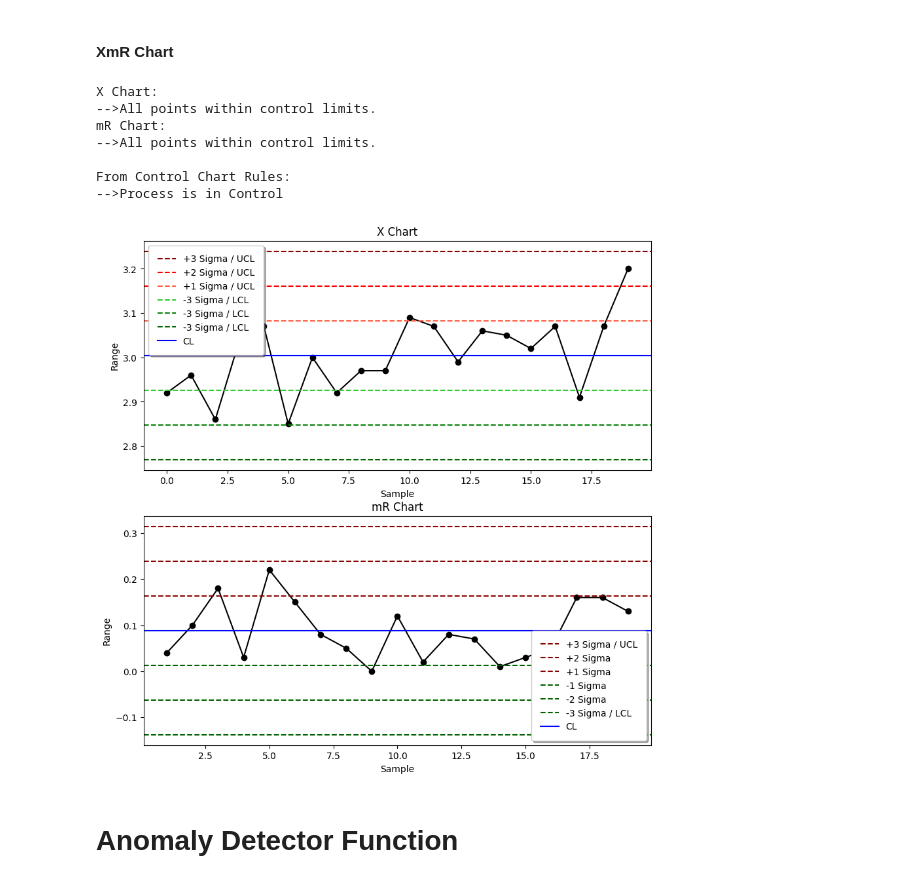
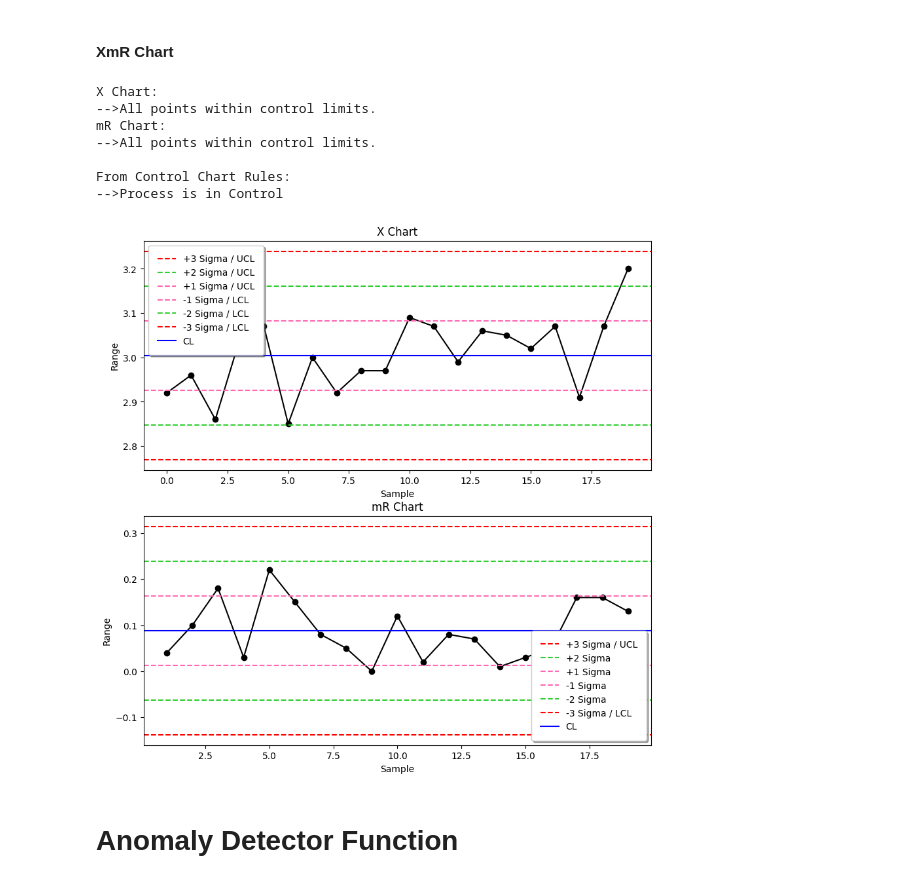
Before and after one commit to DevilsSnare/MLforControlCharts, a Jupyter notebook: main.ipynb, the cells around one changed output. Saved outputs shown, nothing was run; the diff lists cells and outputs as text; code cells hidden in the pictures.

```diff
--- a/main.ipynb
+++ b/main.ipynb
@@ -13,7 +13,7 @@ import PyQt5
 # %% [markdown]
 ### Importing datasets
 # %%
-sample_data = pd.read_excel('./assets/sample_data.xlsx', sheet_name="set_2")
+sample_data = pd.read_excel('./assets/sample_data.xlsx', sheet_name="set_5")
 # set_1 set_2 set_3 set_4 set_5 set_6
 # X bar - R chart :: set_1, set_2
 # X bar - S chart :: set_1, set_2
@@ -423,24 +446,24 @@ data = pd.concat([x,mR], axis=1).rename(columns={0:"x", 1:"mR"})
 fig, axs = plt.subplots(2, figsize=(10,10))
 
 axs[0].plot(data['x'], linestyle='-', marker='o', color='black')
-axs[0].axhline(statistics.mean(data['x'])+3*statistics.mean(data['mR'][1:len(data['mR'])])/1.128, color = 'darkred', linestyle = 'dashed', label='+3 Sigma / UCL')
-axs[0].axhline(statistics.mean(data['x'])+2*statistics.mean(data['mR'][1:len(data['mR'])])/1.128, color = 'red', linestyle = 'dashed', label='+2 Sigma / UCL')
-axs[0].axhline(statistics.mean(data['x'])+1*statistics.mean(data['mR'][1:len(data['mR'])])/1.128, color = 'tomato', linestyle = 'dashed', label='+1 Sigma / UCL')
-axs[0].axhline(statistics.mean(data['x'])-1*statistics.mean(data['mR'][1:len(data['mR'])])/1.128, color = 'limegreen', linestyle = 'dashed', label='-3 Sigma / LCL')
-axs[0].axhline(statistics.mean(data['x'])-2*statistics.mean(data['mR'][1:len(data['mR'])])/1.128, color = 'green', linestyle = 'dashed', label='-3 Sigma / LCL')
-axs[0].axhline(statistics.mean(data['x'])-3*statistics.mean(data['mR'][1:len(data['mR'])])/1.128, color = 'darkgreen', linestyle = 'dashed', label='-3 Sigma / LCL')
+axs[0].axhline(statistics.mean(data['x'])+3*statistics.mean(data['mR'][1:len(data['mR'])])/1.128, color = 'red', linestyle = 'dashed', label='+3 Sigma / UCL')
+axs[0].axhline(statistics.mean(data['x'])+2*statistics.mean(data['mR'][1:len(data['mR'])])/1.128, color = 'limegreen', linestyle = 'dashed', label='+2 Sigma / UCL')
+axs[0].axhline(statistics.mean(data['x'])+1*statistics.mean(data['mR'][1:len(data['mR'])])/1.128, color = 'hotpink', linestyle = 'dashed', label='+1 Sigma / UCL')
+axs[0].axhline(statistics.mean(data['x'])-1*statistics.mean(data['mR'][1:len(data['mR'])])/1.128, color = 'hotpink', linestyle = 'dashed', label='-1 Sigma / LCL')
+axs[0].axhline(statistics.mean(data['x'])-2*statistics.mean(data['mR'][1:len(data['mR'])])/1.128, color = 'limegreen', linestyle = 'dashed', label='-2 Sigma / LCL')
+axs[0].axhline(statistics.mean(data['x'])-3*statistics.mean(data['mR'][1:len(data['mR'])])/1.128, color = 'red', linestyle = 'dashed', label='-3 Sigma / LCL')
 axs[0].axhline(statistics.mean(data['x']), color='blue', label="CL")
 axs[0].set_title('X Chart')
 axs[0].set(xlabel='Sample',ylabel='Range')
 axs[0].legend(fancybox=True, framealpha=1, shadow=True,frameon=True, borderpad=1)
 
 axs[1].plot(data['mR'], linestyle='-', marker='o', color='black')
-axs[1].axhline(statistics.mean(data['mR'][1:len(data['mR'])])+3*statistics.mean(data['mR'][1:len(data['mR'])])*0.8525, color='darkred', linestyle ='dashed', label='+3 Sigma / UCL')
-axs[1].axhline(statistics.mean(data['mR'][1:len(data['mR'])])+2*statistics.mean(data['mR'][1:len(data['mR'])])*0.8525, color='darkred', linestyle ='dashed', label='+2 Sigma')
-axs[1].axhline(statistics.mean(data['mR'][1:len(data['mR'])])+1*statistics.mean(data['mR'][1:len(data['mR'])])*0.8525, color='darkred', linestyle ='dashed', label='+1 Sigma')
-axs[1].axhline(statistics.mean(data['mR'][1:len(data['mR'])])-1*statistics.mean(data['mR'][1:len(data['mR'])])*0.8525, color='darkgreen', linestyle ='dashed', label='-1 Sigma')
-axs[1].axhline(statistics.mean(data['mR'][1:len(data['mR'])])-2*statistics.mean(data['mR'][1:len(data['mR'])])*0.8525, color='darkgreen', linestyle ='dashed', label='-2 Sigma')
-axs[1].axhline(statistics.mean(data['mR'][1:len(data['mR'])])-3*statistics.mean(data['mR'][1:len(data['mR'])])*0.8525, color='darkgreen', linestyle ='dashed', label='-3 Sigma / LCL')
+axs[1].axhline(statistics.mean(data['mR'][1:len(data['mR'])])+3*statistics.mean(data['mR'][1:len(data['mR'])])*0.8525, color='red', linestyle ='dashed', label='+3 Sigma / UCL')
+axs[1].axhline(statistics.mean(data['mR'][1:len(data['mR'])])+2*statistics.mean(data['mR'][1:len(data['mR'])])*0.8525, color='limegreen', linestyle ='dashed', label='+2 Sigma')
+axs[1].axhline(statistics.mean(data['mR'][1:len(data['mR'])])+1*statistics.mean(data['mR'][1:len(data['mR'])])*0.8525, color='hotpink', linestyle ='dashed', label='+1 Sigma')
+axs[1].axhline(statistics.mean(data['mR'][1:len(data['mR'])])-1*statistics.mean(data['mR'][1:len(data['mR'])])*0.8525, color='hotpink', linestyle ='dashed', label='-1 Sigma')
+axs[1].axhline(statistics.mean(data['mR'][1:len(data['mR'])])-2*statistics.mean(data['mR'][1:len(data['mR'])])*0.8525, color='limegreen', linestyle ='dashed', label='-2 Sigma')
+axs[1].axhline(statistics.mean(data['mR'][1:len(data['mR'])])-3*statistics.mean(data['mR'][1:len(data['mR'])])*0.8525, color='red', linestyle ='dashed', label='-3 Sigma / LCL')
 axs[1].axhline(statistics.mean(data['mR'][1:len(data['mR'])]), color='blue', label="CL")
 axs[1].set_title('mR Chart')
 axs[1].set(xlabel='Sample',ylabel='Range')
@@ -453,43 +476,52 @@ control = True
 for unit in data['x']:
     if unit > statistics.mean(data['x'])+3*statistics.mean(data['mR'][1:len(data['mR'])])/1.128 or unit < statistics.mean(data['x'])-3*statistics.mean(data['mR'][1:len(data['mR'])])/1.128:
         print('-->Unit', i+1, 'out of control limits!')
+        scatter_arr_y.append(main_arr_df.iloc[i][1])
+        scatter_arr_x.append(main_arr_df.iloc[i][0])
         control = False
     i += 1
 if control == True:
     print('-->All points within control limits.')
+
+axs[0].scatter(scatter_arr_x, scatter_arr_y, marker='o', color='y', s=150)
+
 
 print("mR Chart:")
 i = 0
 control = True
 for unit in data['mR']:
     if unit > statistics.mean(data['mR'][1:len(data['mR'])])+3*statistics.mean(data['mR'][1:len(data['mR'])])*0.8525 or unit < statistics.mean(data['mR'][1:len(data['mR'])])-3*statistics.mean(data['mR'][1:len(data['mR'])])*0.8525:
         print('-->Unit', i+1, 'out of control limits!')
+        scatter_arr_y.append(main_arr_df.iloc[i][1])
+        scatter_arr_x.append(main_arr_df.iloc[i][0])
         control = False
     i += 1
 if control == True:
     print('-->All points within control limits.')
+
+axs[1].scatter(scatter_arr_x, scatter_arr_y, marker='o', color='y', s=150)
 
 df_grouped = pd.DataFrame()
 df_grouped['x_bar']=data['x']
 df_grouped.index = np.arange(1, len(df_grouped) + 1)
 df_grouped['x_bar_bar'] = statistics.mean(data['x'])
 df_grouped['UCL'] = statistics.mean(data['x'])+3*statistics.mean(data['mR'][1:len(data['mR'])])/1.128
 df_grouped['+2s'] = statistics.mean(data['x'])+2*statistics.mean(data['mR'][1:len(data['mR'])])/1.128
 df_grouped['+1s'] = statistics.mean(data['x'])+1*statistics.mean(data['mR'][1:len(data['mR'])])/1.128
 df_grouped['-1s'] = statistics.mean(data['x'])-1*statistics.mean(data['mR'][1:len(data['mR'])])/1.128
 df_grouped['-2s'] = statistics.mean(data['x'])-2*statistics.mean(data['mR'][1:len(data['mR'])])/1.128
 df_grouped['LCL'] = statistics.mean(data['x'])-3*statistics.mean(data['mR'][1:len(data['mR'])])/1.128
 print("\nFrom Control Chart Rules:")
 anomalyDetection(df_grouped)
 # %% [output]
 X Chart:
 -->All points within control limits.
 mR Chart:
 -->All points within control limits.
 
 From Control Chart Rules:
 -->Process is in Control
-[figure, old version]
+[figure, new version]
 # %% [markdown]
 # Anomaly Detector Function
 # %%
```
Also changed, not shown: parts of 5 cells of this notebook.
